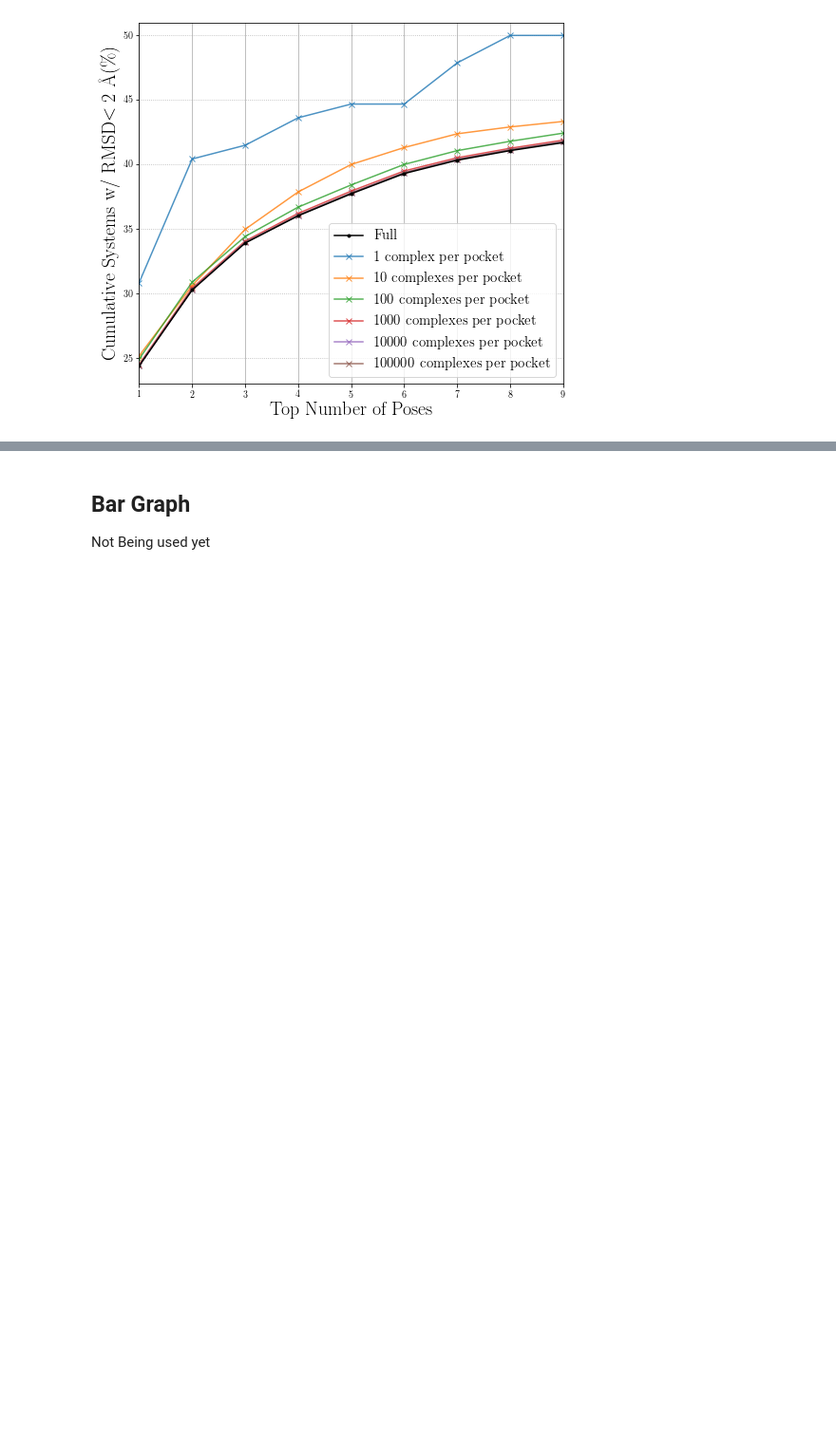
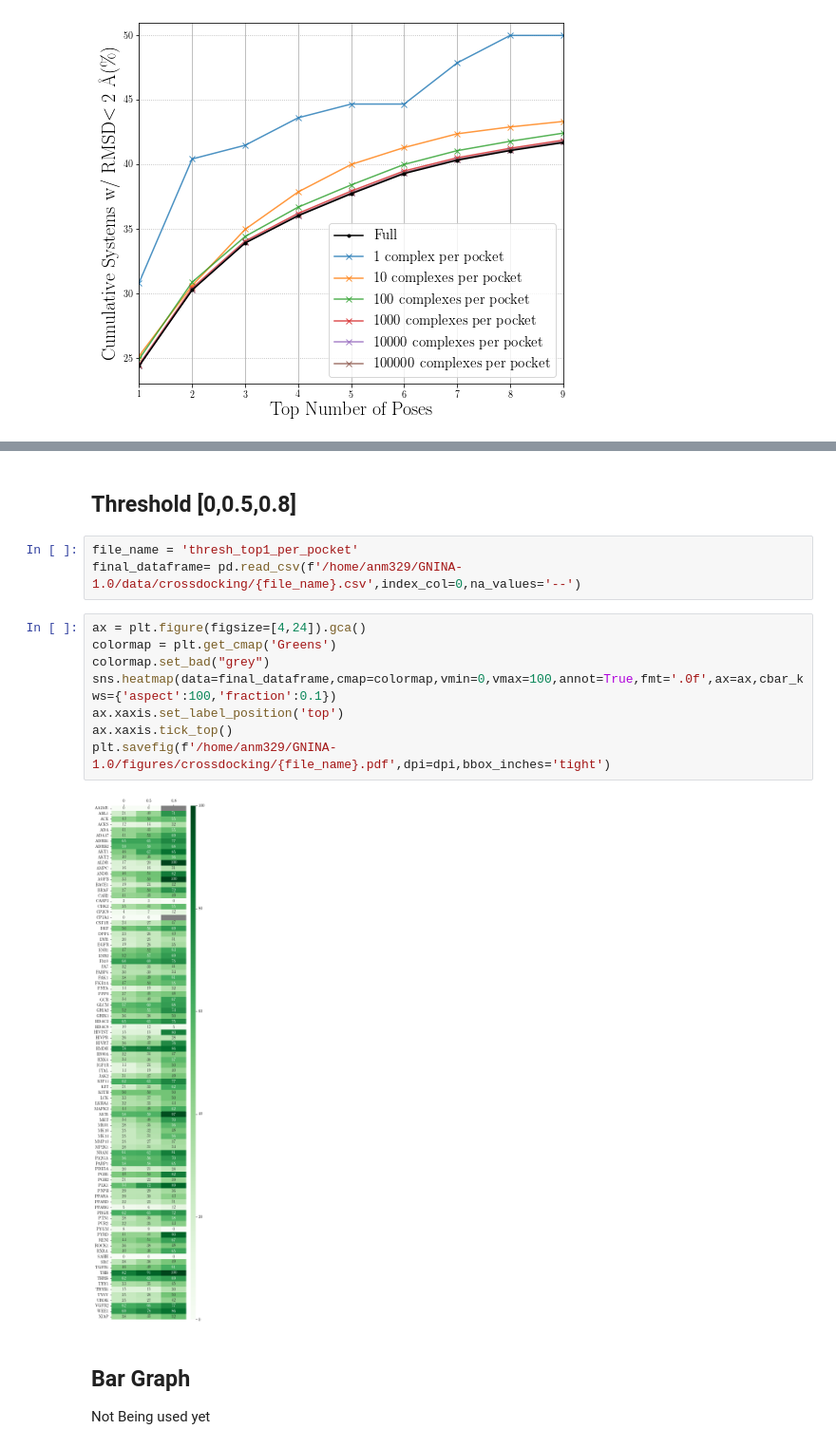
Before and after one commit to dkoes/GNINA-1.0, a Jupyter notebook: MakeFinalGraphs.ipynb, the cells around one changed output, grey strips where cells are left out. Shown at 95% size. Drawn from its saved outputs; the diff is of its cells as text; blank space fills up the shorter version.

```diff
--- a/MakeFinalGraphs.ipynb
+++ b/MakeFinalGraphs.ipynb
@@ -1476,3 +1306,18 @@ plt.savefig('figures/other/downsample_gnina_perpocket.pdf', dpi=dpi)
+# %% [markdown]
+## Threshold [0,0.5,0.8]
+# %%
+file_name = 'thresh_top1_per_pocket'
+final_dataframe= pd.read_csv(f'/home/anm329/GNINA-1.0/data/crossdocking/{file_name}.csv',index_col=0,na_values='--')
+# %%
+ax = plt.figure(figsize=[4,24]).gca()
+colormap = plt.get_cmap('Greens')
+colormap.set_bad("grey")
+sns.heatmap(data=final_dataframe,cmap=colormap,vmin=0,vmax=100,annot=True,fmt='.0f',ax=ax,cbar_kws={'aspect':100,'fraction':0.1})
+ax.xaxis.set_label_position('top')
+ax.xaxis.tick_top()
+plt.savefig(f'/home/anm329/GNINA-1.0/figures/crossdocking/{file_name}.pdf',dpi=dpi,bbox_inches='tight')
+# %% [output]
+[figure, added]
 # %% [markdown]
 ## Bar Graph
 Not Being used yet
```
Also changed, not shown: parts of 26 cells of this notebook, 3 other files.
